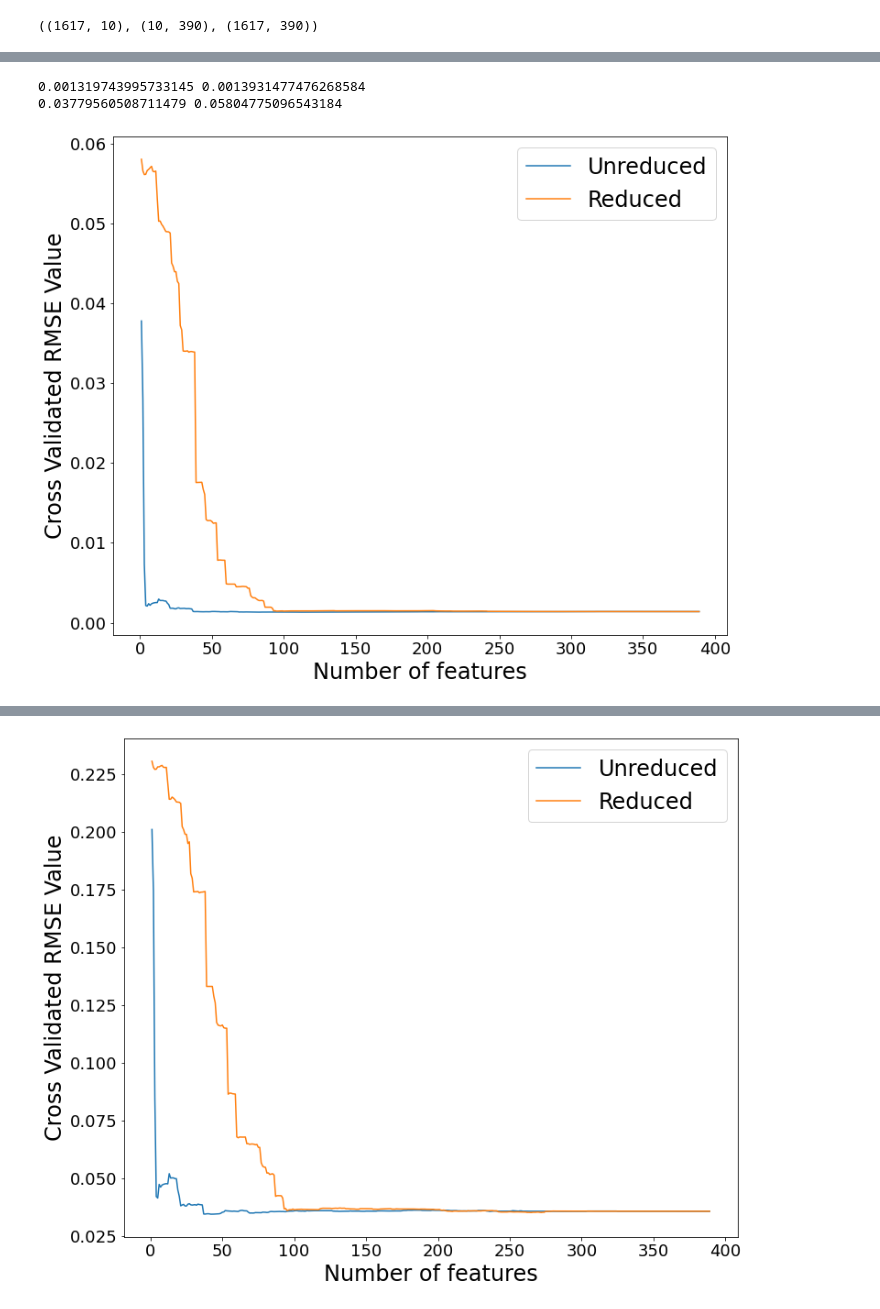
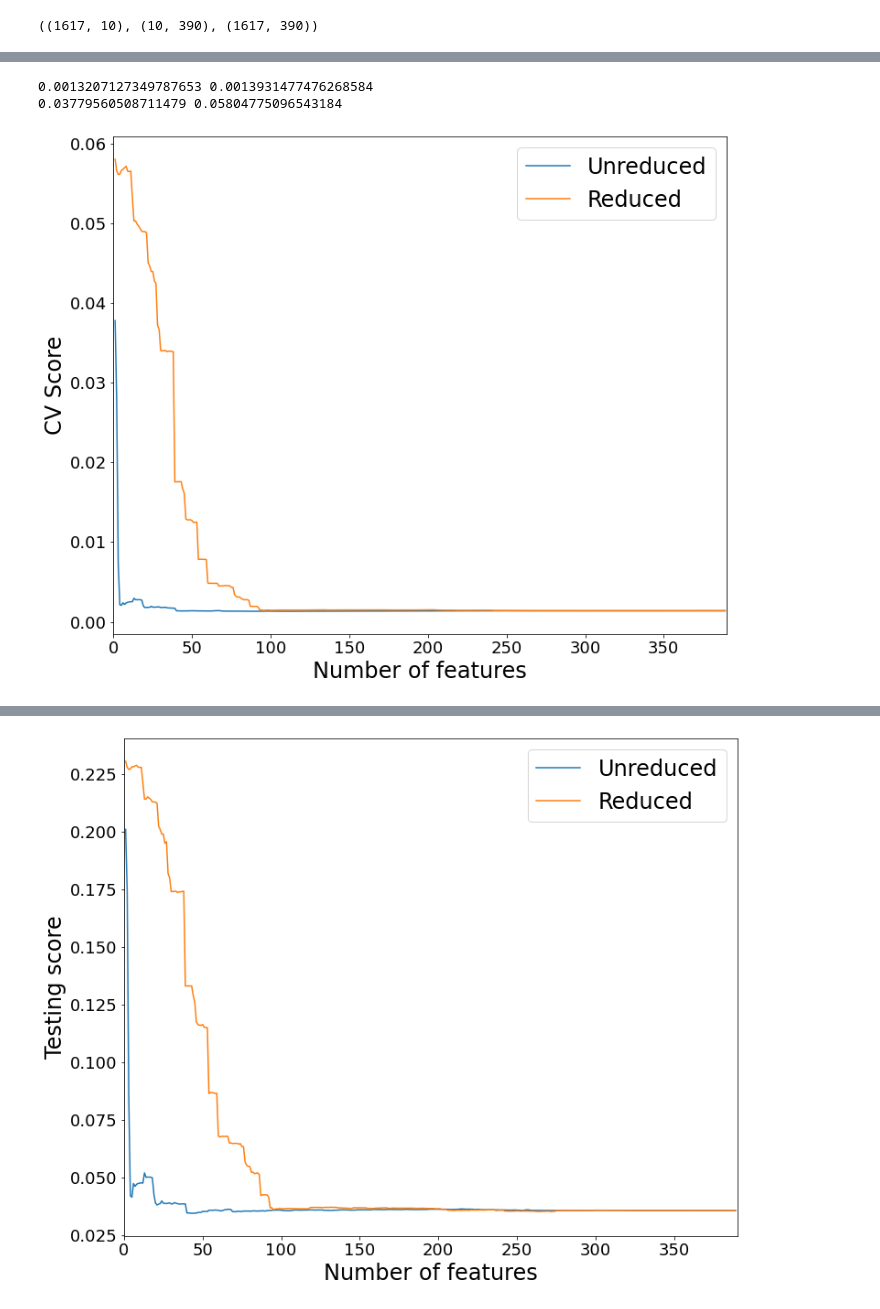
Before and after one commit to uilymmot/lra, a Jupyter notebook: Experiments/FinalExperiments/LRA_KR_A.ipynb, the cells around one changed output, grey strips where cells are left out. Cells and saved outputs as stored; diff of their text form; code cells hidden in the pictures.

```diff
--- a/Experiments/FinalExperiments/LRA_KR_A.ipynb
+++ b/Experiments/FinalExperiments/LRA_KR_A.ipynb
@@ -124,21 +124,23 @@ plt.plot(renge, urscorecv, label = 'Unreduced')
 plt.plot(renge, rscorecv, label='Reduced')
 
 plt.xlabel('Number of features', fontsize=24)
-plt.ylabel("Cross Validated RMSE Value", fontsize=24)
+plt.ylabel("CV Score", fontsize=24)
 
 plt.xticks(fontsize=18)
 plt.yticks(fontsize=18)
 
 plt.legend(fontsize=24)
 
+plt.xlim([0, X.shape[1]])
+
 print(min(urscorecv), min(rscorecv))
 print(max(urscorecv), max(rscorecv))
 
 plt.savefig("../../Figures/LRA_KR_CV_full.pdf", bbox_inches='tight')
 # %% [output]
-0.001319743995733145 0.0013931477476268584
+0.0013207127349787653 0.0013931477476268584
 0.03779560508711479 0.05804775096543184
-[figure, old version]
+[figure, new version]
 # %%
 plt.figure(figsize=(12,10))
 
@@ -146,13 +148,15 @@ plt.plot(renge, urscorel2, label = 'Unreduced')
 plt.plot(renge, rscorel2, label='Reduced')
 
 plt.xlabel('Number of features', fontsize=24)
-plt.ylabel("Cross Validated RMSE Value", fontsize=24)
+plt.ylabel("Testing score", fontsize=24)
 
 plt.xticks(fontsize=18)
 plt.yticks(fontsize=18)
 
 plt.legend(fontsize=24)
 
+plt.xlim([0, X.shape[1]])
+
 print(min(urscorel2), min(rscorel2))
 print(max(urscorel2), max(rscorel2))
 
@@ -162,2 +166,2 @@ plt.savefig("../../Figures/LRA_KR_test_full.pdf", bbox_inches='tight')
 0.20102640240399108 0.23058677736595362
-[figure, old version]
+[figure, new version]
```
Also changed, not shown: parts of 1 cell of this notebook, 11 other files.
